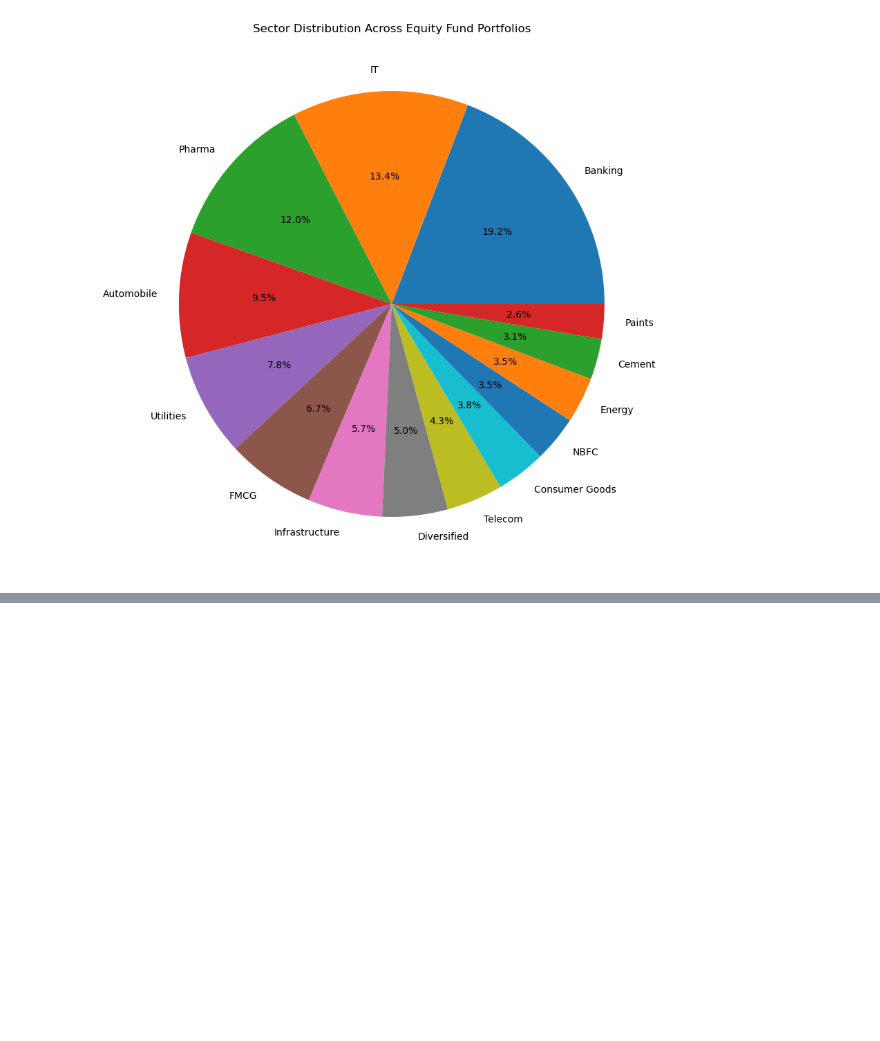
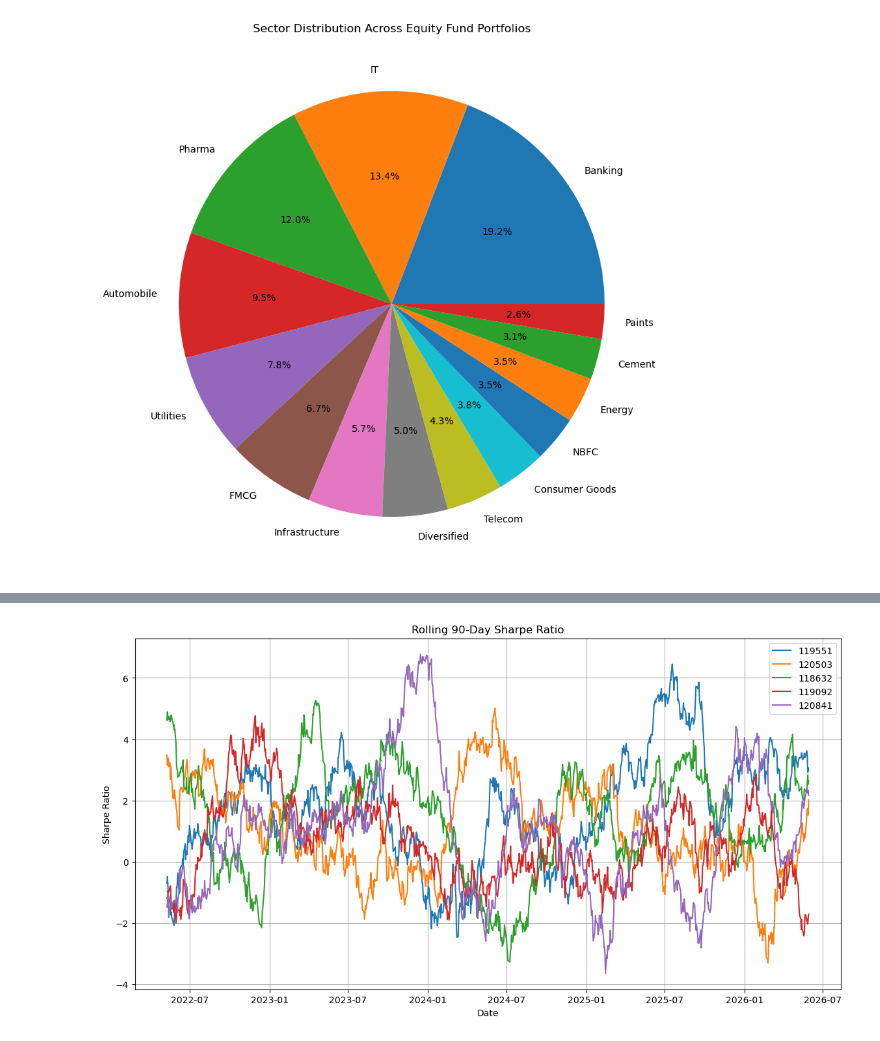
Before and after one commit to udayraj-gawande/Mutual-Fund-Analytics-Platform1, a Jupyter notebook: notebook/05_advanced_analytics.ipynb, the cells around one changed output, grey strips where cells are left out. Cells and saved outputs as stored; diff of their text form; code cells hidden in the pictures; blank space fills up the shorter version.

```diff
--- a/notebook/05_advanced_analytics.ipynb
+++ b/notebook/05_advanced_analytics.ipynb
@@ -178,0 +247,77 @@ plt.show()
+# %%
+import pandas as pd
+import numpy as np
+
+
+import matplotlib.pyplot as plt
+
+df = pd.read_csv(
+    "../data/processed/clean_nav_history.csv"
+)
+
+df['date'] = pd.to_datetime(
+    df['date']
+)
+
+df = df.sort_values(
+    ['amfi_code', 'date']
+)
+
+df['daily_return'] = df.groupby(
+    'amfi_code'
+)['nav'].pct_change()
+
+df = df.dropna(
+    subset=['daily_return']
+)
+
+selected_funds = [
+    119551,
+    120503,
+    118632,
+    119092,
+    120841
+]
+
+plt.figure(figsize=(14,7))
+
+for code in selected_funds:
+
+    temp = df[
+        df['amfi_code'] == code
+    ].copy()
+
+    rolling_mean = temp[
+        'daily_return'
+    ].rolling(90).mean()
+
+    rolling_std = temp[
+        'daily_return'
+    ].rolling(90).std()
+
+    temp['rolling_sharpe'] = (
+        rolling_mean /
+        rolling_std
+    ) * np.sqrt(252)
+
+    plt.plot(
+        temp['date'],
+        temp['rolling_sharpe'],
+        label=str(code)
+    )
+
+    plt.title(
+    "Rolling 90-Day Sharpe Ratio"
+)
+
+plt.xlabel("Date")
+
+plt.ylabel("Sharpe Ratio")
+
+plt.legend()
+
+plt.grid(True)
+
+plt.show()
+# %% [output]
+[figure, added]
```
Also changed, not shown: parts of 8 cells of this notebook, 3 other files.
